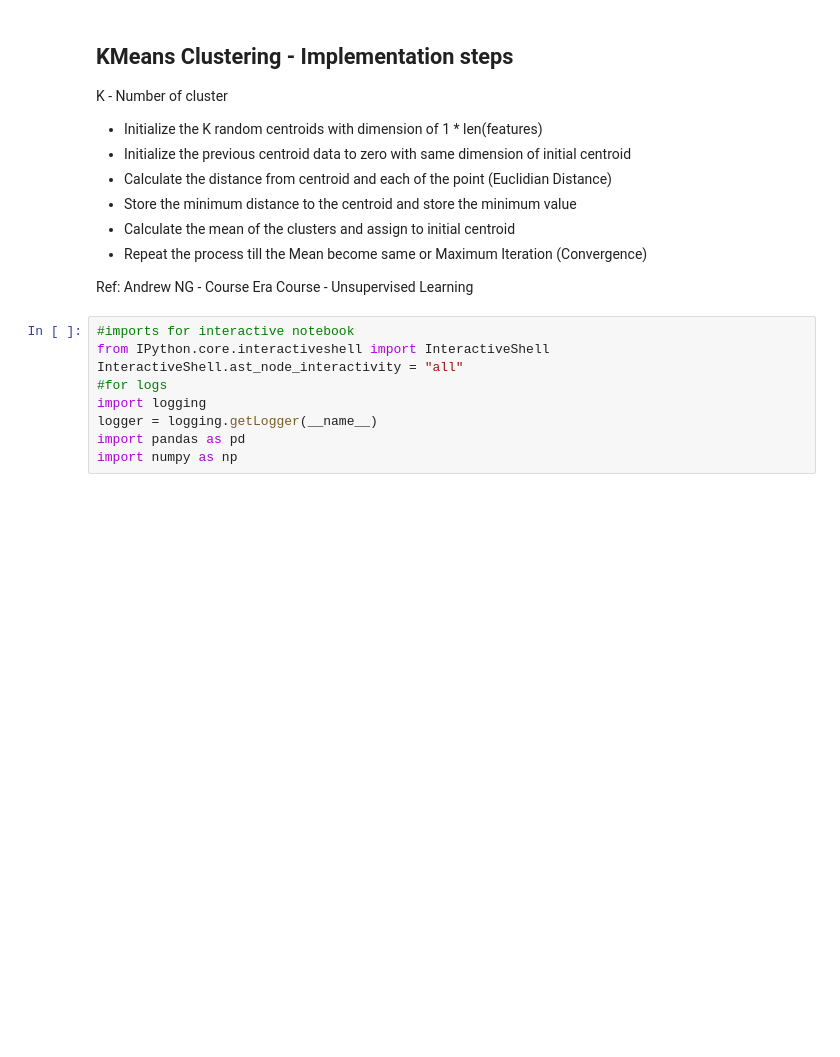
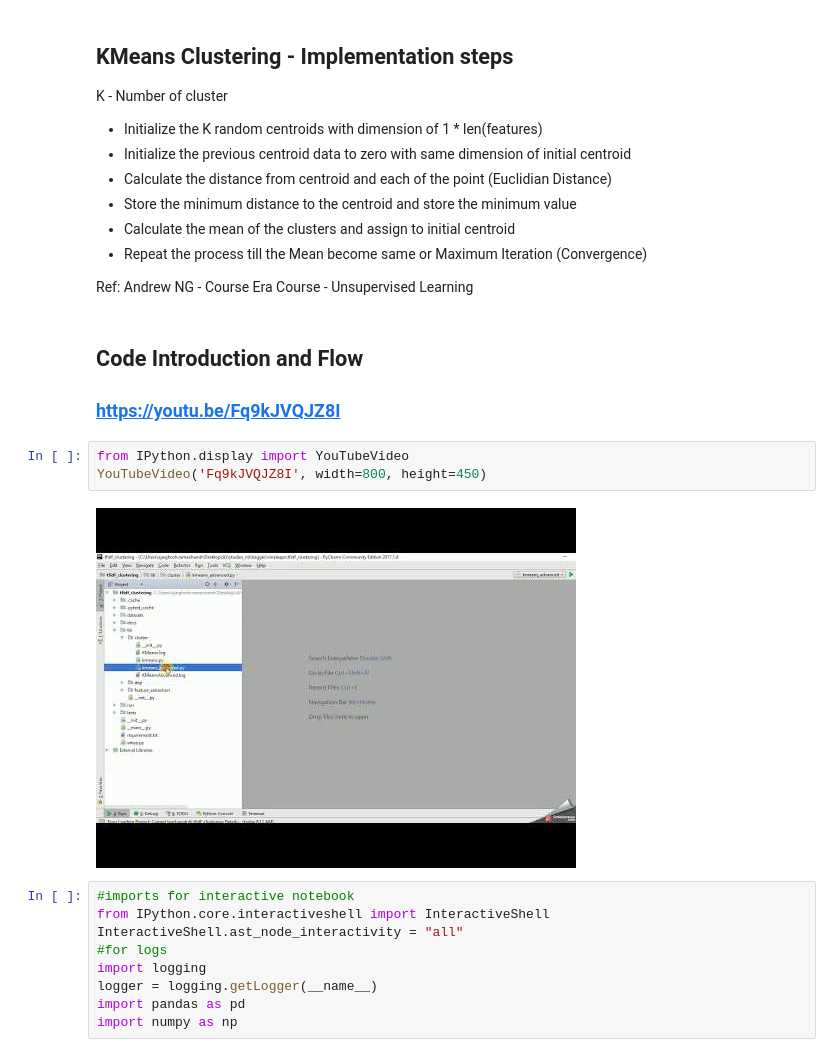
Before and after one commit to ajayghoshrr/my-youtube-AJ-tech, a Jupyter notebook: tfidf_clustering/run/kmeans_to_corpus.ipynb, the cells around one changed output. Cells and saved outputs as stored; diff of their text form; blank space fills up the shorter version.

Commit message:
Add files via upload
Added video

```diff
--- a/tfidf_clustering/run/kmeans_to_corpus.ipynb
+++ b/tfidf_clustering/run/kmeans_to_corpus.ipynb
@@ -19,6 +19,15 @@ K - Number of cluster
 - Repeat the process till the Mean become same or Maximum Iteration (Convergence)
 
 Ref: Andrew NG - Course Era Course - Unsupervised Learning
+# %% [markdown]
+## Code Introduction and Flow
+
+### https://youtu.be/Fq9kJVQJZ8I
+# %%
+from IPython.display import YouTubeVideo
+YouTubeVideo('Fq9kJVQJZ8I', width=800, height=450)
+# %% [output]
+[figure, added]
 # %%
 #imports for interactive notebook
 from IPython.core.interactiveshell import InteractiveShell
```
